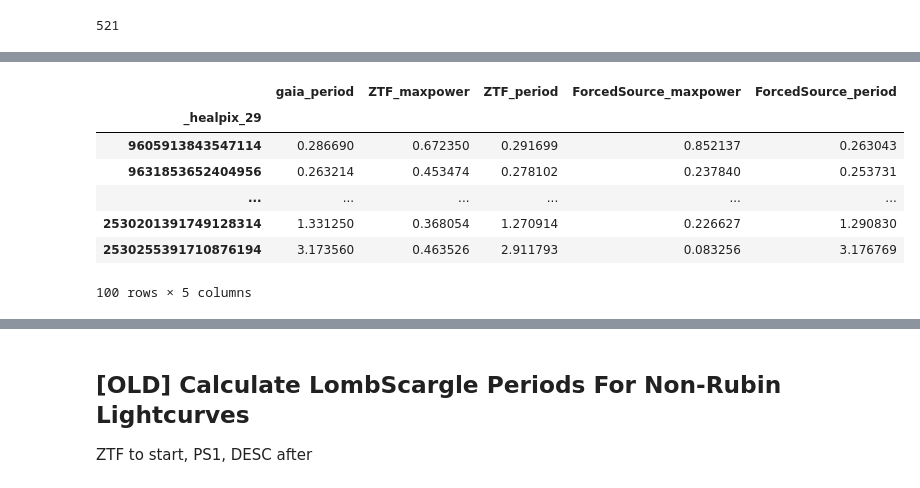
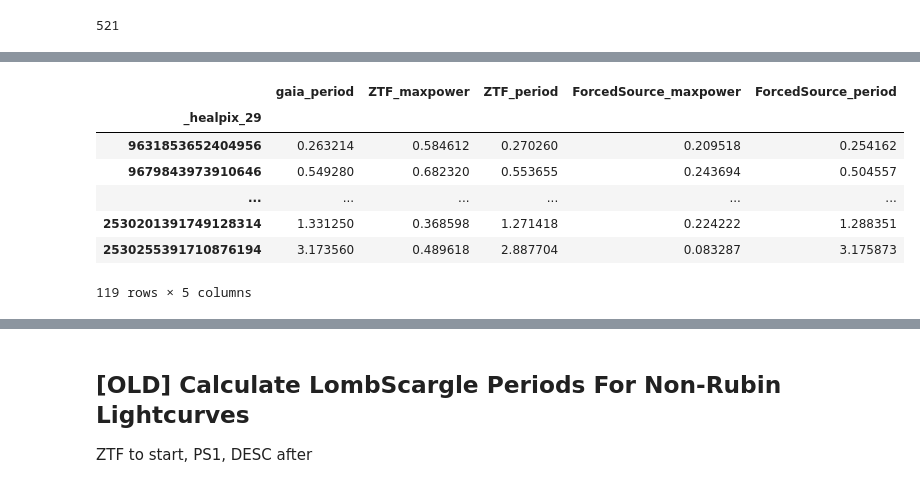
Before and after one commit to lsst-sitcom/linccf, a Jupyter notebook: internal/march_sprint/5.other_periodic_to_rubin/period_comparison.ipynb, the cells around one changed output, grey strips where cells are left out. Saved outputs shown, nothing was run; the diff lists cells and outputs as text; code cells hidden in the pictures.

Commit message:
vsx periodograms

```diff
--- a/internal/march_sprint/5.other_periodic_to_rubin/period_comparison.ipynb
+++ b/internal/march_sprint/5.other_periodic_to_rubin/period_comparison.ipynb
@@ -268,4 +277,21 @@ See also https://docs.dask.org/en/stable/best-practices.html#load-data-with-dask
 # %%
-vsx_ndf = lc_vsx.compute().dropna(subset=["Period_vsx"]).query("nDiaSources_dia_object_lc_x_ztf_dr22>10")
+from nested_pandas.utils import count_nested
+vsx_ndf = lc_ndd.compute().dropna(subset=["Period_vsx"])
+
+# filter to r-band
+band_filter = False
+if band_filter:
+    vsx_ndf = vsx_ndf.query("diaObjectForcedSource_dia_object_lc_x_ztf_dr22.band=='r'").dropna(subset="diaObjectForcedSource_dia_object_lc_x_ztf_dr22")
+    vsx_ndf = vsx_ndf.query("ztf_lc_dia_object_lc_x_ztf_dr22.filterid_ztf==2").dropna(subset="ztf_lc_dia_object_lc_x_ztf_dr22")
+
+# filter by nobs counts
+nobs_filter=True
+nobs_thresh = 20
+if nobs_filter:
+    vsx_ndf = count_nested(vsx_ndf, "diaObjectForcedSource_dia_object_lc_x_ztf_dr22")
+    vsx_ndf = vsx_ndf.query(f"n_diaObjectForcedSource_dia_object_lc_x_ztf_dr22 >= {nobs_thresh}")
+
+    vsx_ndf = count_nested(vsx_ndf, "ztf_lc_dia_object_lc_x_ztf_dr22")
+    vsx_ndf = vsx_ndf.query(f"n_ztf_lc_dia_object_lc_x_ztf_dr22 >= {nobs_thresh}")
 vsx_ndf
 # %% [output]
@@ -286,10 +307,19 @@ See also https://docs.dask.org/en/stable/best-practices.html#load-data-with-dask
 # Calculate ZTF and Comcam periods, compare to Gaia DR3 "true" periods
 def compare_periodograms(true_period, cat1_time, cat1_flux, cat2_time, cat2_flux, label1="cat1", label2="cat2"):
     """a function that computes periodograms in other surveys and in comcam, returns the periods and a diff"""
+
+
+
     #print(true_period, cat1_time, cat1_flux, cat2_time, cat2_flux)
     # define a freq grid to search around the true period/frequency
     true_freq = 1/true_period
-    frequency = np.linspace(0.9*true_freq, 1.1*true_freq, 100)
+    frequency = np.linspace(0.9*true_freq, 1.1*true_freq, 10000)
+
+    #nyquist_factor=10
+    method="slow"
+    #samples_per_peak=2
+    min_freq = 0.9*true_freq
+    max_freq = 1.1*true_freq
 
     # cat1_power
     # We offset date, so we still would have <1 second precision
@@ -298,45 +328,51 @@ def compare_periodograms(true_period, cat1_time, cat1_flux, cat2_time, cat2_flux
     # Filter any infinite mags (fluxes here)
     #cat1_time = cat1_time[np.isfinite(cat1_flux)]
     #cat1_flux = cat1_flux[np.isfinite(cat1_flux)]
-    cat1_power = LombScargle(cat1_time, cat1_flux).power(frequency)
+    #cat1_power = LombScargle(cat1_time, cat1_flux).power(frequency)
+    cat1_freq, cat1_power = LombScargle(cat1_time, cat1_flux).autopower(minimum_frequency=min_freq,
+                                                                        maximum_frequency=max_freq,
+                                                                        method=method)
     cat1_maxpower = np.max(cat1_power)
-    cat1_period = 1/frequency[np.argmax(cat1_power)]
+    cat1_period = 1/cat1_freq[np.argmax(cat1_power)]
 
     #return {f"{label1}_maxpower": cat1_maxpower, f"{label1}_period": cat1_period}
 
     # cat2_power
     # We offset date, so we still would have <1 second precision
     #cat2_time = np.asarray(cat2_time - 60000, dtype=np.float32)
 
     # Filter any infinite mags (fluxes here)
     #cat2_time = cat2_time[np.isfinite(cat2_flux)]
     #cat2_flux = cat2_flux[np.isfinite(cat2_flux)]
-    cat2_power = LombScargle(cat2_time, cat2_flux).power(frequency)
+    #cat2_power = LombScargle(cat2_time, cat2_flux).power(frequency)
+    cat2_freq, cat2_power = LombScargle(cat2_time, cat2_flux).autopower(minimum_frequency=min_freq,
+                                                                        maximum_frequency=max_freq,
+                                                                        method=method)
     cat2_maxpower = np.max(cat2_power)
-    cat2_period = 1/frequency[np.argmax(cat2_power)]
+    cat2_period = 1/cat2_freq[np.argmax(cat2_power)]
 
     return {"gaia_period":true_period,
             f"{label1}_maxpower": cat1_maxpower, f"{label1}_period": cat1_period,
             f"{label2}_maxpower": cat2_maxpower, f"{label2}_period": cat2_period}
 
 vsx_debug = vsx_ndf.rename(columns={"diaObjectForcedSource_dia_object_lc_x_ztf_dr22": "ForcedSource"})
 result = vsx_debug.reduce(compare_periodograms,
                "Period_vsx",
                "ztf_lc_dia_object_lc_x_ztf_dr22.hmjd_ztf",
                "ztf_lc_dia_object_lc_x_ztf_dr22.mag_ztf",
                "ForcedSource.midpointMjdTai",
                "ForcedSource.psfMag",
                #cat2_time="diaObjectForcedSource_dia_object_lc_x_ztf_dr22.midpointMjdTai",
                #cat2_flux="diaObjectForcedSource_dia_object_lc_x_ztf_dr22.scienceMag",
                label1="ZTF",
                label2="ForcedSource")
 result
 # %% [output]
 |  | gaia_period | ZTF_maxpower | ZTF_period | ForcedSource_maxpower | ForcedSource_period |
 | _healpix_29 |  |  |  |  |  |
-| 9605913843547114 | 0.286690 | 0.672350 | 0.291699 | 0.852137 | 0.263043 |
-| 9631853652404956 | 0.263214 | 0.453474 | 0.278102 | 0.237840 | 0.253731 |
+| 9631853652404956 | 0.263214 | 0.584612 | 0.270260 | 0.209518 | 0.254162 |
+| 9679843973910646 | 0.549280 | 0.682320 | 0.553655 | 0.243694 | 0.504557 |
 | ... | ... | ... | ... | ... | ... |
-| 2530201391749128314 | 1.331250 | 0.368054 | 1.270914 | 0.226627 | 1.290830 |
-| 2530255391710876194 | 3.173560 | 0.463526 | 2.911793 | 0.083256 | 3.176769 |
+| 2530201391749128314 | 1.331250 | 0.368598 | 1.271418 | 0.224222 | 1.288351 |
+| 2530255391710876194 | 3.173560 | 0.489618 | 2.887704 | 0.083287 | 3.175873 |
-100 rows × 5 columns
+119 rows × 5 columns
```
Also changed, not shown: parts of 5 cells of this notebook.
